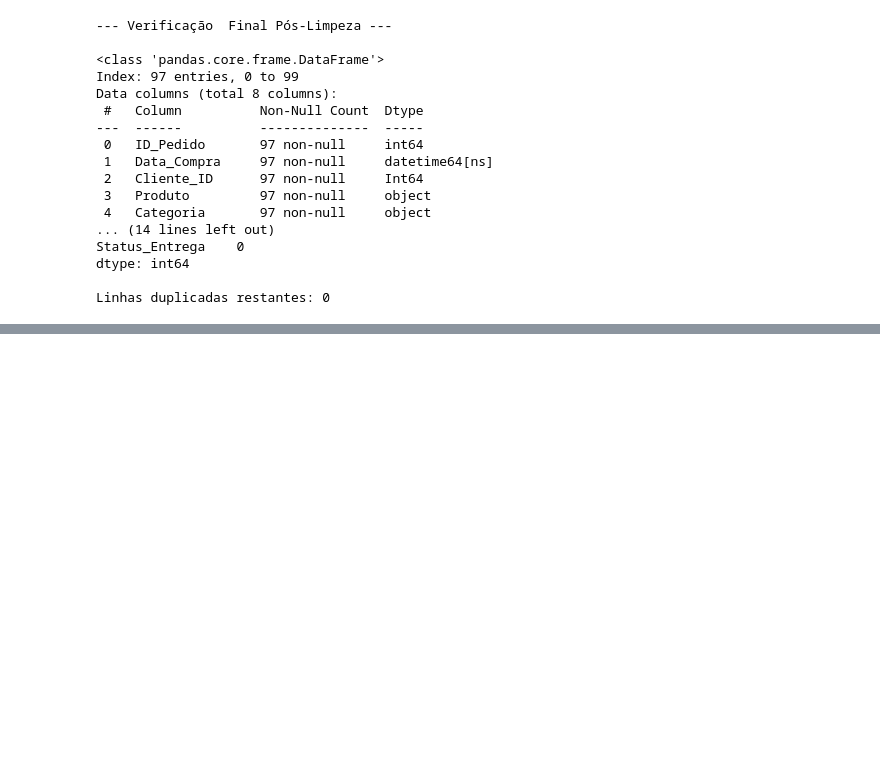
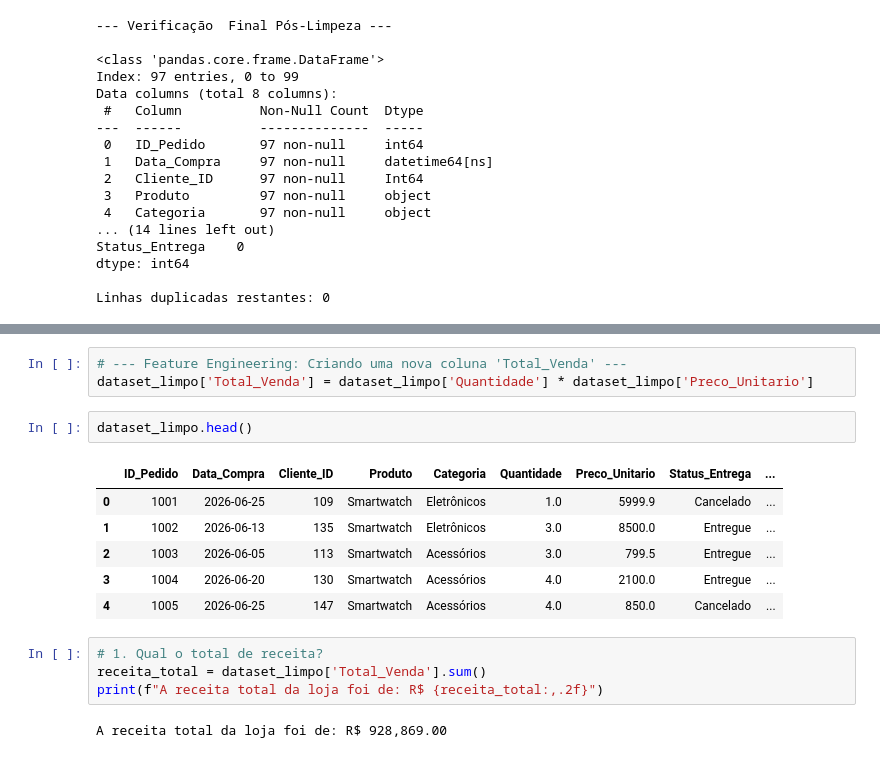
Before and after one commit to CleidsonGoes/Engenharia_de_Atributos_e_Analise_Exploratoria_de_Dados_de_Vendas, a Jupyter notebook: index.ipynb, the cells around one changed output, grey strips where cells are left out. Drawn from its saved outputs; the diff is of its cells as text; blank space fills up the shorter version.

```diff
--- a/index.ipynb
+++ b/index.ipynb
@@ -303,0 +316,18 @@ Linhas duplicadas restantes: 0
+# %%
+# --- Feature Engineering: Criando uma nova coluna 'Total_Venda' ---
+dataset_limpo['Total_Venda'] = dataset_limpo['Quantidade'] * dataset_limpo['Preco_Unitario']
+# %%
+dataset_limpo.head()
+# %% [output]
+|  | ID_Pedido | Data_Compra | Cliente_ID | Produto | Categoria | Quantidade | Preco_Unitario | Status_Entrega | ... |
+| 0 | 1001 | 2026-06-25 | 109 | Smartwatch | Eletrônicos | 1.0 | 5999.9 | Cancelado | ... |
+| 1 | 1002 | 2026-06-13 | 135 | Smartwatch | Eletrônicos | 3.0 | 8500.0 | Entregue | ... |
+| 2 | 1003 | 2026-06-05 | 113 | Smartwatch | Acessórios | 3.0 | 799.5 | Entregue | ... |
+| 3 | 1004 | 2026-06-20 | 130 | Smartwatch | Acessórios | 4.0 | 2100.0 | Entregue | ... |
+| 4 | 1005 | 2026-06-25 | 147 | Smartwatch | Acessórios | 4.0 | 850.0 | Cancelado | ... |
+# %%
+# 1. Qual o total de receita?
+receita_total = dataset_limpo['Total_Venda'].sum()
+print(f"A receita total da loja foi de: R$ {receita_total:,.2f}")
+# %% [output]
+A receita total da loja foi de: R$ 928,869.00
```
Also changed, not shown: parts of 3 cells of this notebook.
